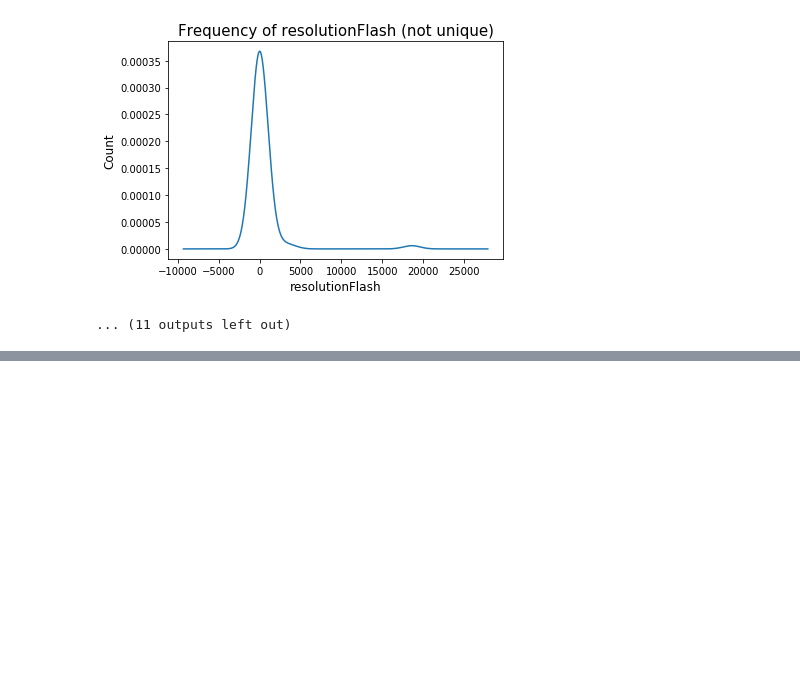
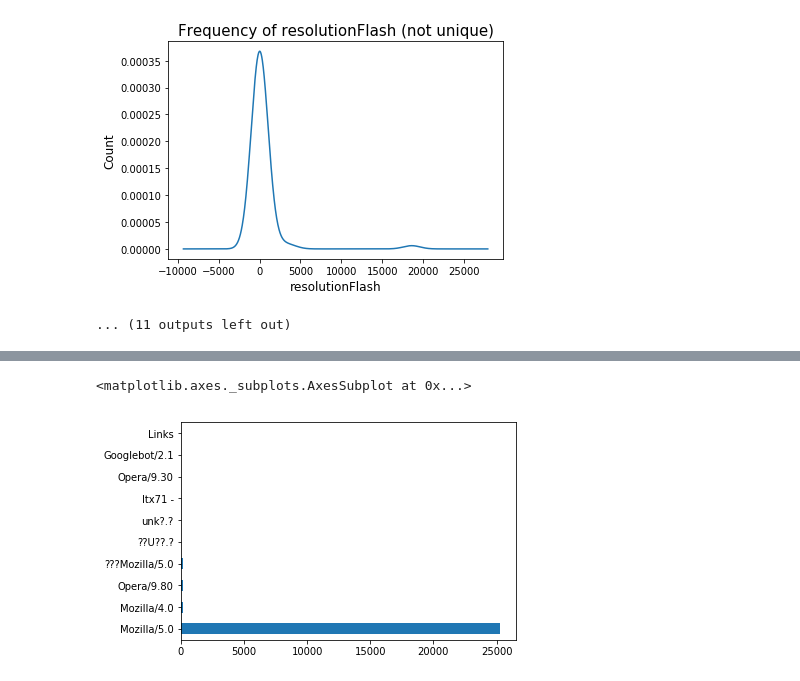
Before and after one commit to astarr8181/fp_bots, a Jupyter notebook: csv_prev.ipynb, the cells around one changed output, grey strips where cells are left out. Saved outputs shown, nothing was run; the diff lists cells and outputs as text; code cells hidden in the pictures; blank space fills up the shorter version.

```diff
--- a/csv_prev.ipynb
+++ b/csv_prev.ipynb
@@ -208,0 +174,6 @@ split_useragent.search()
+# %%
+top_ten_userAgentFirst = df['userAgentHttp1/3'].value_counts()[:10]
+top_ten_userAgentFirst.plot(kind='barh')
+# %% [output]
+<matplotlib.axes._subplots.AxesSubplot at 0x...>
+[figure, added]
```
Also changed, not shown: parts of 13 cells of this notebook.
